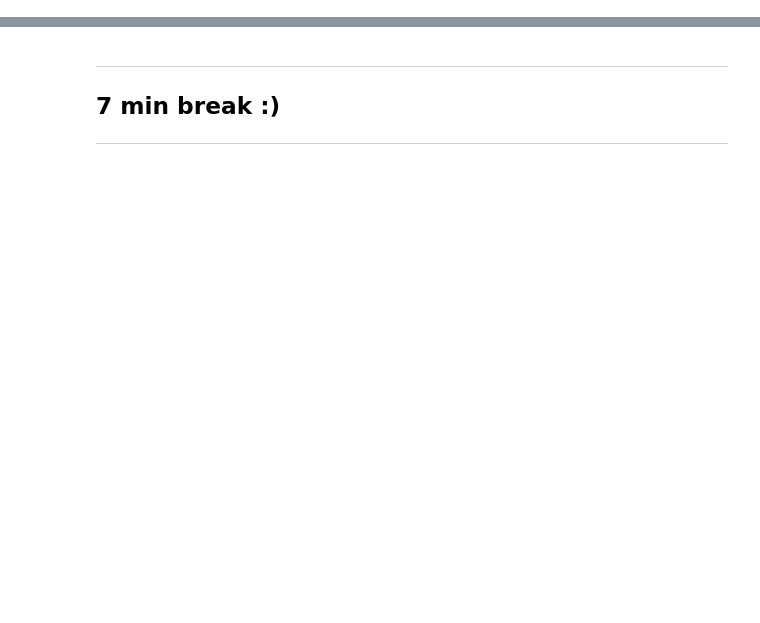
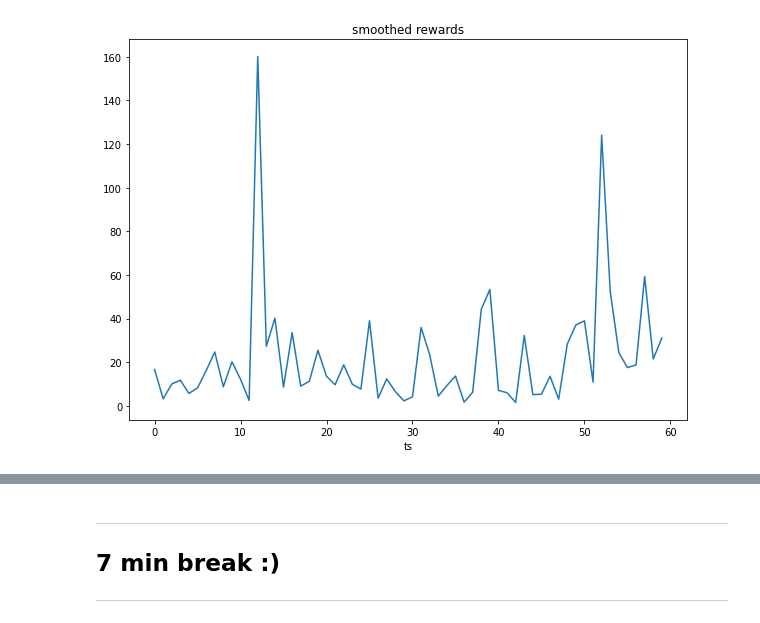
Before and after one commit to sven1977/rllib_tutorials, a Jupyter notebook: production_rl_2022/tutorial_notebook.ipynb, the cells around one changed output, grey strips where cells are left out. Saved outputs shown, nothing was run; the diff lists cells and outputs as text; code cells hidden in the pictures; blank space fills up the shorter version.

```diff
--- a/production_rl_2022/tutorial_notebook.ipynb
+++ b/production_rl_2022/tutorial_notebook.ipynb
@@ -302,0 +148,13 @@ env
+# %%
+# Import a built-in RecSim environment, ready to be trained by RLlib.
+from ray.rllib.examples.env.recommender_system_envs_with_recsim import LongTermSatisfactionRecSimEnv
+
+# Create a RecSim instance using the following config parameters (very similar to what we used above in our own recommender system env):
+lts_10_env = LongTermSatisfactionRecSimEnv({
+    "num_candidates": 10,
+    "slate_size": 1,
+    "resample_documents": False,  # Set to False for re-using the same candidate doecuments each timestep.
+})
+# Start a new episode and look at initial observation.
+obs = lts_10_env.reset()
+pprint(obs)
@@ -302,0 +187,6 @@ env
+# %%
+#user-satisfacton={lts_10_env.env.env.env._environment._user_model._user_state.satisfaction}
+action = np.array([9])
+next_obs, reward, done, _ = lts_10_env.step(action)
+pprint(next_obs)
+print(f"reward = {reward:.2f}; done = {done}")
@@ -302,0 +209,21 @@ env
+# %%
+obs = lts_10_env.reset()
+action_high = np.array([np.argmax([value for _, value in obs["doc"].items()])])
+action_low = np.array([np.argmin([value for _, value in obs["doc"].items()])])
+
+done = False
+rewards = []
+satisfactions = []
+while not done:
+    obs, reward, done, _ = lts_10_env.step(action_high) #np.random.choice([action_low, action_high])]))
+    rewards.append(reward)
+    satisfactions.append(lts_10_env.env.env.env._environment._user_model._user_state.satisfaction)
+
+plt.figure(figsize=(10,7))
+plt.plot([np.mean(rewards[i:i+1]) for i in range(len(x))])  # [np.mean([r[max(i-10, 0):i] for r in all_rewards]) for i in range(20, len(x))]
+#plt.plot((np.array(satisfactions) - 0.5) * 10000)
+plt.title("smoothed rewards")
+plt.xlabel("ts")
+plt.show()
+# %% [output]
+[figure, added]
```
Also changed, not shown: parts of 46 cells of this notebook, 10 other files.
